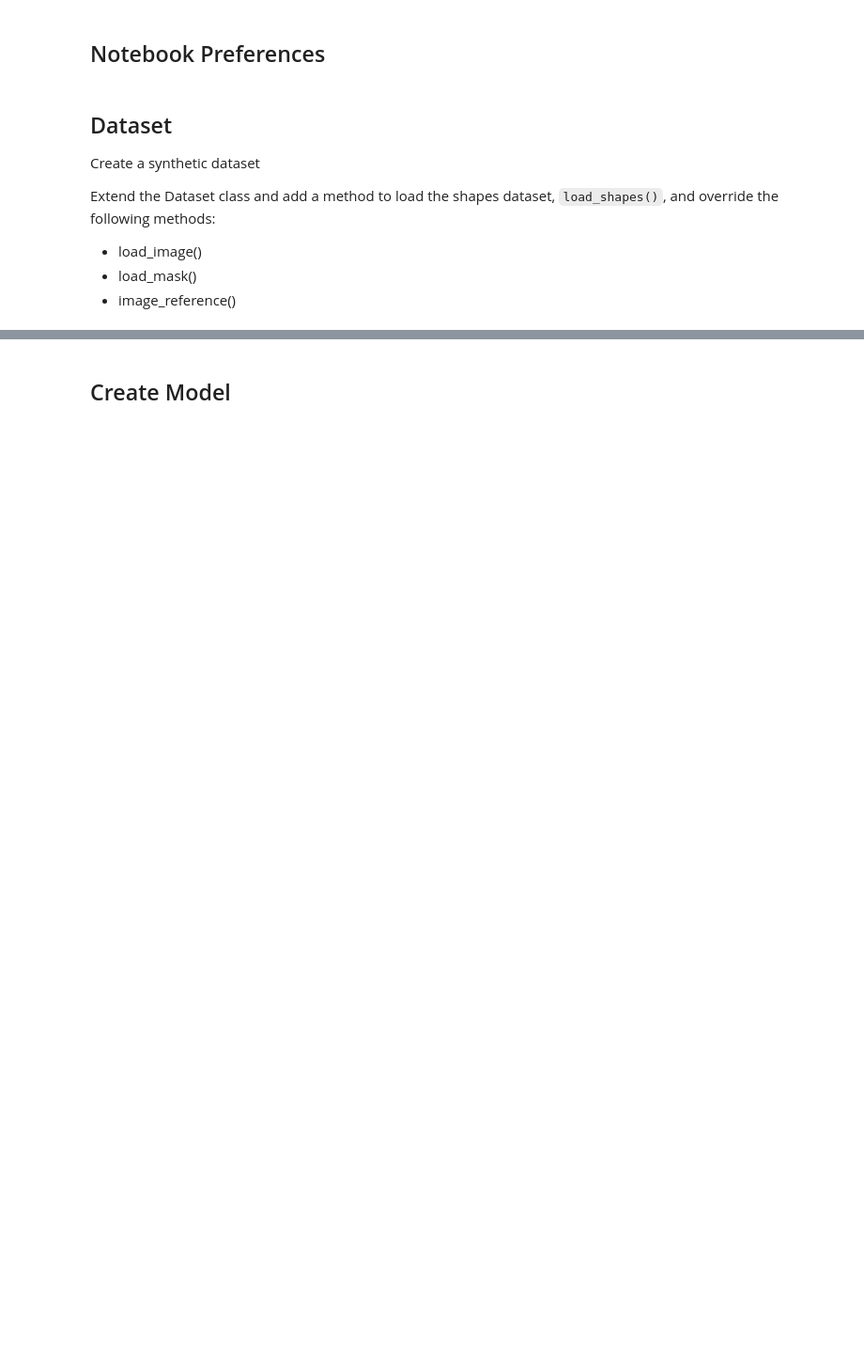
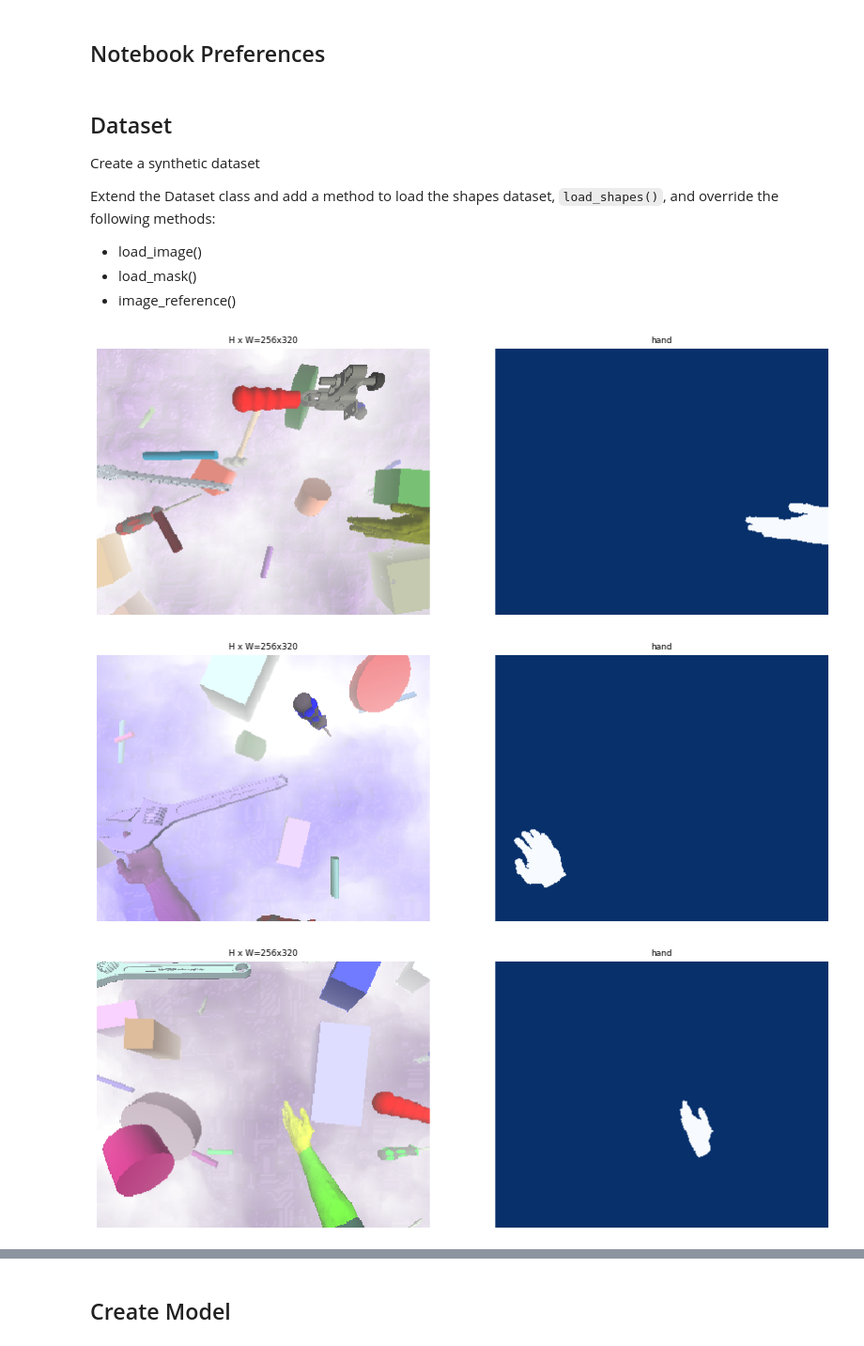
Before and after one commit to anion0278/hand_tracker, a Jupyter notebook: Mask_RCNN-tf2/train_hand.ipynb, the cells around one changed output, grey strips where cells are left out. Shown at 94% size. Drawn from its saved outputs; the diff is of its cells as text; code cells hidden in the pictures; blank space fills up the shorter version.

Commit message:
adapted for synthetic dataset v2

```diff
--- a/Mask_RCNN-tf2/train_hand.ipynb
+++ b/Mask_RCNN-tf2/train_hand.ipynb
@@ -47,16 +47,13 @@ class HandsConfig(Config):
     to the toy shapes dataset.
     """
     # Give the configuration a recognizable name
-    NAME = "Hands"
+    NAME = "HandsMasksOnly"
 
-    # Train on 1 GPU and 8 images per GPU. We can put multiple images on each
-    # GPU because the images are small. Batch size is 8 (GPUs * images/GPU).
     GPU_COUNT = 1
     IMAGES_PER_GPU = 16
 
     MEAN_PIXEL = np.array([123.7, 116.8, 103.9, 103.9]) # for RGB-D
     IMAGE_CHANNEL_COUNT = 4
-
 
     # Number of classes (including background)
     NUM_CLASSES = 1 + 1  # background + 3 classes
@@ -66,7 +63,7 @@ class HandsConfig(Config):
     IMAGE_MIN_DIM = 256
     IMAGE_MAX_DIM = 320
 
-    USE_MINI_MASK = True
+    USE_MINI_MASK = False
     MINI_MASK_SHAPE = (64, 80)
     MASK_SHAPE = [28, 28] # SHOULD BE CHANGED also somewhere else
     IMAGE_RESIZE_MODE = "deform" # CUSTOM
@@ -85,7 +82,7 @@ class HandsConfig(Config):
     VALIDATION_STEPS = 5
 
 config = HandsConfig()
-config.display()
+#config.display()
 # %% [output]
 Configurations:
 BACKBONE                       resnet101
@@ -133,18 +130,21 @@ class HandsDataset(utils.Dataset):
 
     # overriden for RGB-D
     def load_image(self, image_id):
-        image = skimage.io.imread(self.image_info[image_id]['path'])
-        if image.ndim == 2:
-            #image = skimage.color.gray2rgb(image)
-            image = np.stack((image,)*4, axis=-1)
-        return image
+        image_depth = skimage.io.imread(self.image_info[image_id]['path'])
+        image_depth = image_depth[..., np.newaxis]
+        image_rgb = skimage.io.imread(self.image_info[image_id]['path'].replace("depth","color"))
+        # if image.ndim != 4: # TODO CHANGE WHEN INPUTS ARE GRAYSCALE/ 4channel
+            # image = np.stack((image[:,:,0],)*4, axis=-1)
+        image_full = np.concatenate([image_rgb, image_depth], axis=2)
+        return image_full
 
-    def load_dataset(self, dataset_dir, subset_suffix):
-        # Add classes. We have one class.
-        # Naming the dataset nucleus, and the class nucleus
+    def load_dataset(self, dataset_dir, subset_suffix, config):
+        self.config = config
+        #self.add_class("hand", 1, "arm")
         self.add_class("hand", 1, "hand")
+        #self.add_class("hand", 3, "fingertip")
 
-        dataset_dir = os.path.join(dataset_dir, "img"+subset_suffix)
+        dataset_dir = os.path.join(dataset_dir, "depth"+subset_suffix)
         image_ids = list(os.walk(dataset_dir))[0][2]
 
         # Add images
@@ -159,37 +159,58 @@ class HandsDataset(utils.Dataset):
         """Generate instance masks for an image.
        Returns:
         masks: A bool array of shape [height, width, instance count] with
             one mask per instance.
         class_ids: a 1D array of class IDs of the instance masks.
         """
         info = self.image_info[image_id]
-        # Get mask directory from image path
-        mask_dir = os.path.join(os.path.dirname(os.path.dirname(info['path'])), "mask-arm"+info['subset'])
 
-        # Read mask files from .png image
+        # mask_full = []
+        # for i in range(1,self.config.NUM_CLASSES):
+        #     mask_couter = str(i) if i > 0 else ""
+        #     mask_dir = os.path.join(os.path.dirname(os.path.dirname(info['path'])), "mask"+ mask_couter +info['subset'])
+        #     mask_file_name = info['id'].replace("depth", "mask" + mask_couter)
+        #     mask = skimage.io.imread(os.path.join(mask_dir, mask_file_name)).astype(np.bool)[:,:,0] # TODO CHANGE WHEN MASKS ARE GRAYSCALE !!!
+        #     mask_full.append(mask)
+        # mask_full = np.stack(mask_full, axis=2)
+
+        # class_ids = np.array(list(range(1, self.config.NUM_CLASSES)))
+        #return mask_full, class_ids
+
+        mask_dir = os.path.join(os.path.dirname(os.path.dirname(info['path'])), "mask2"+info['subset'])
         mask = []
-        mask = skimage.io.imread(os.path.join(mask_dir, info['id'])).astype(np.bool)
+        mask = skimage.io.imread(os.path.join(mask_dir, info['id'].replace("depth", "mask2"))).astype(np.bool)
         mask = mask[..., np.newaxis]
         # Return mask, and array of class IDs of each instance. Since we have
         # one class ID, we return an array of ones
         return mask, np.ones([mask.shape[-1]], dtype=np.int32)
 
     def image_reference(self, image_id):
         """Return the path of the image."""
         info = self.image_info[image_id]
         if info["source"] == "hand":
             return info["id"]
         else:
             super(self.__class__, self).image_reference(image_id)
 
-DATASET_DIR = os.path.join(ROOT_DIR, "dataset")
+DATASET_DIR = os.path.join(ROOT_DIR, "datasets", "rgbd_dataset", "ruka_2")
 
 # Training dataset
 dataset_train = HandsDataset()
-dataset_train.load_dataset(DATASET_DIR,"")
+dataset_train.load_dataset(DATASET_DIR,"", config)
 dataset_train.prepare()
 
 # Validation dataset
 dataset_val = HandsDataset()
-dataset_val.load_dataset(DATASET_DIR,"-valid")
+#dataset_val.load_dataset(DATASET_DIR,"-valid")
+dataset_val.load_dataset(DATASET_DIR,"", config)
 dataset_val.prepare()
+
+image_ids = np.random.choice(dataset_train.image_ids, 3)
+for image_id in image_ids:
+    image = dataset_train.load_image(image_id)
+    mask, class_ids = dataset_train.load_mask(image_id)
+    visualize.display_top_masks(image, mask, class_ids, dataset_train.class_names, limit = config.NUM_CLASSES - 1)
+# %% [output]
+[figure, added]
+[figure, added]
+[figure, added]
```
Also changed, not shown: parts of 13 cells of this notebook, 1 other file.
